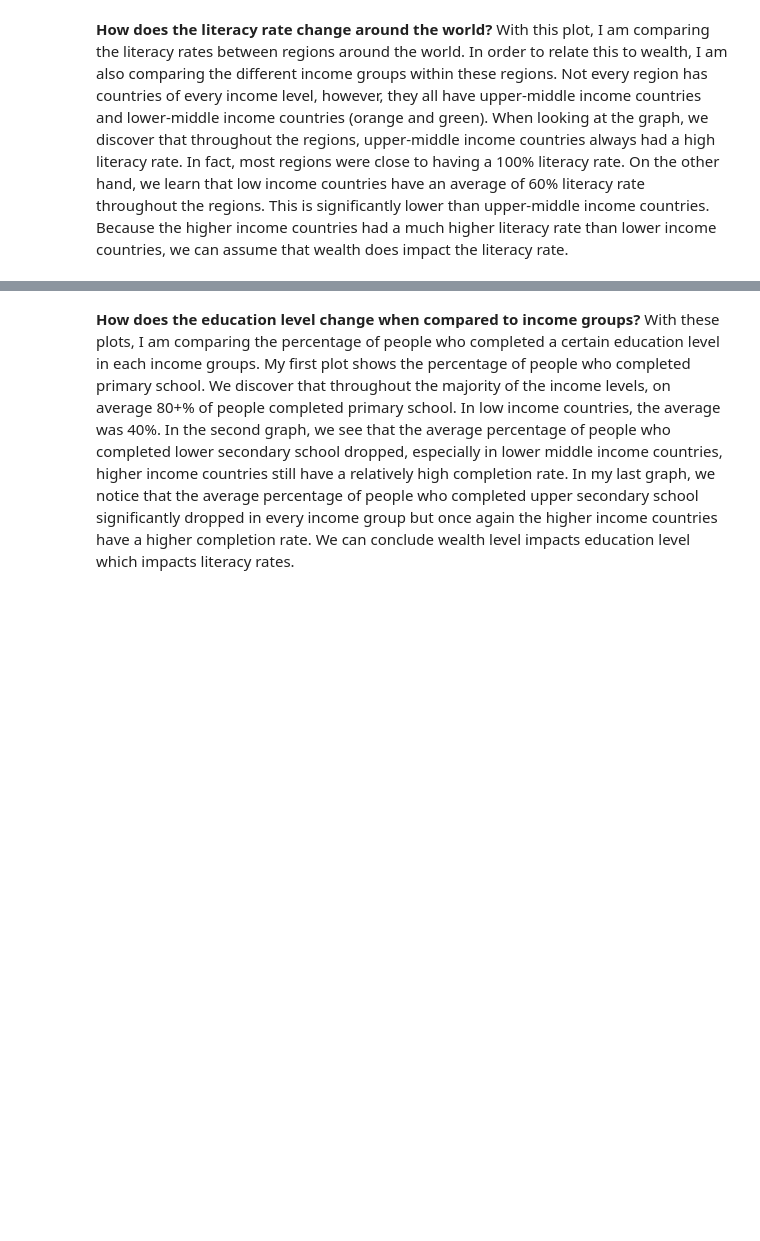
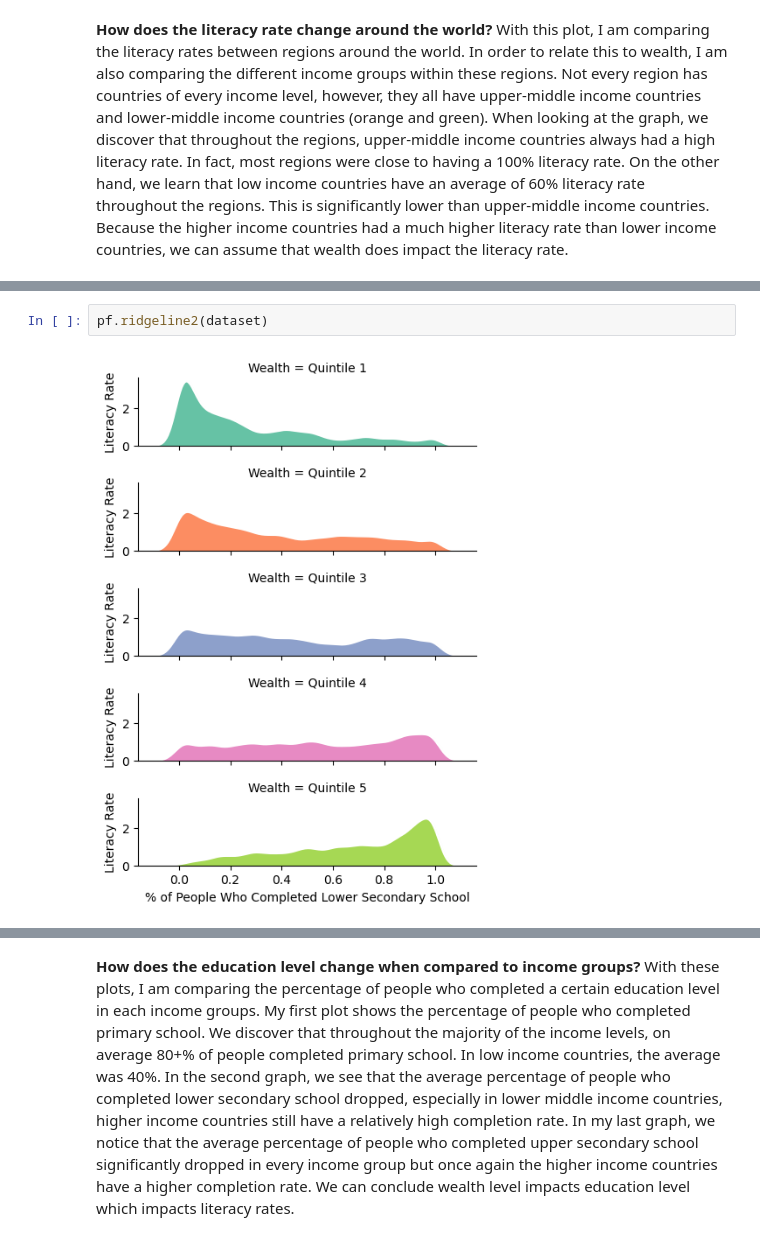
Before and after one commit to ubco-W2022T2-data301/project-group-group18, a Jupyter notebook: analysis/analysis2.ipynb, the cells around one changed output, grey strips where cells are left out. Saved outputs shown, nothing was run; the diff lists cells and outputs as text; blank space fills up the shorter version.

```diff
--- a/analysis/analysis2.ipynb
+++ b/analysis/analysis2.ipynb
@@ -28,0 +36,4 @@ pf.barplot(dataset)
+# %%
+pf.ridgeline2(dataset)
+# %% [output]
+[figure, added]
```
Also changed, not shown: parts of 6 cells of this notebook, 3 other files.
